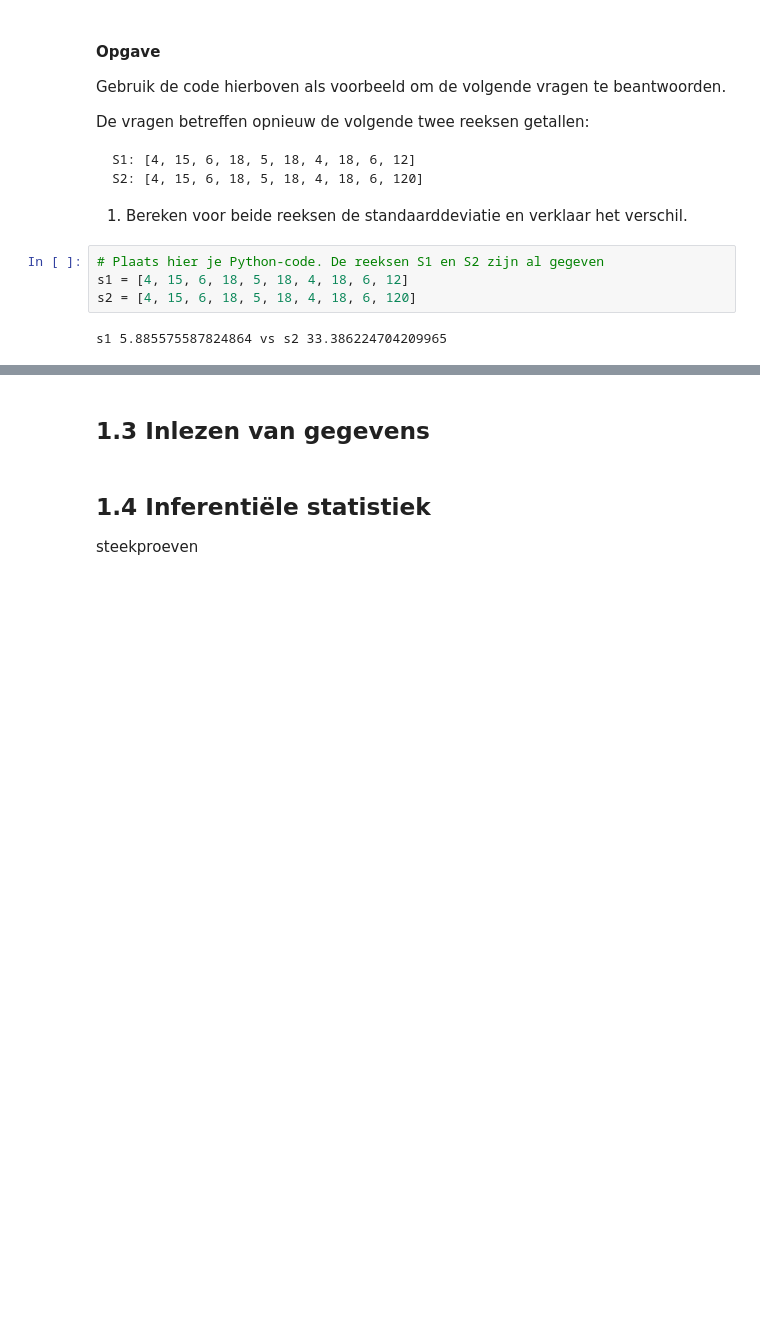
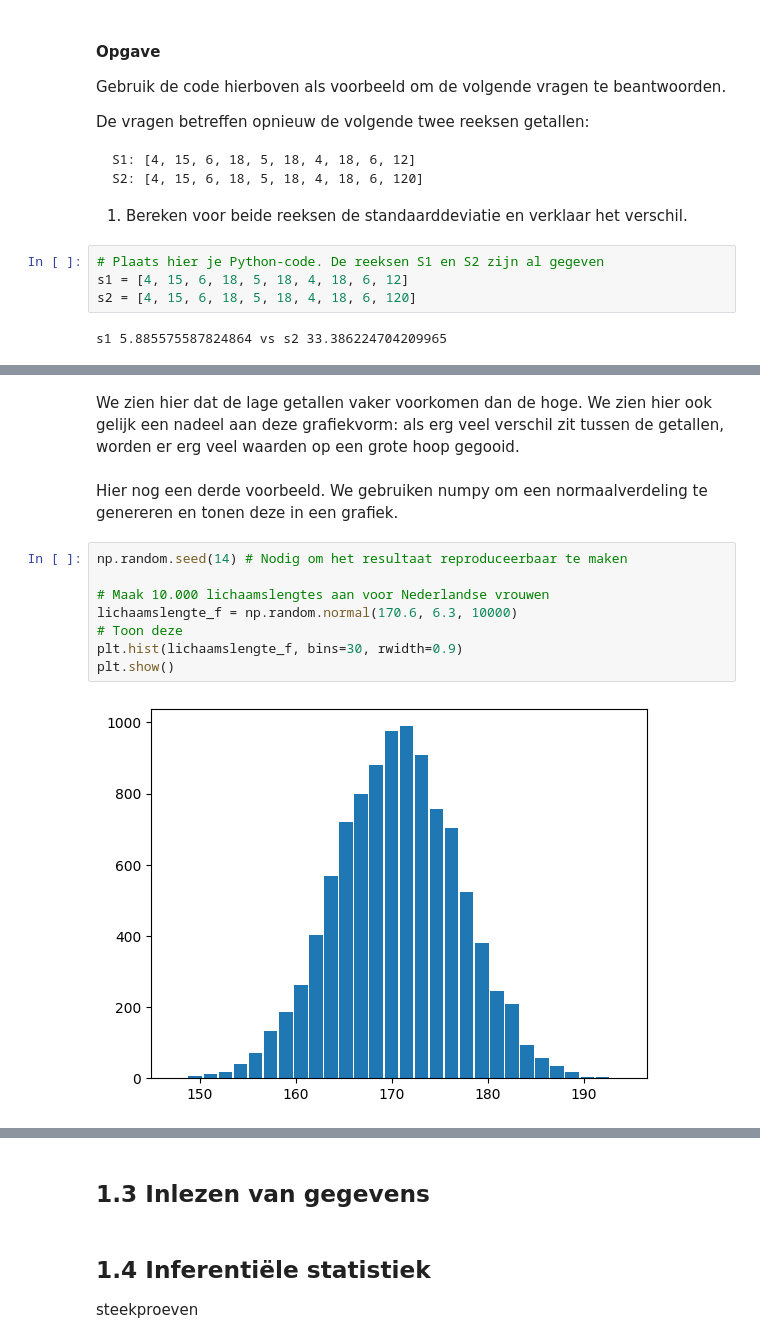
Before and after one commit to mcdejonge/cursus-beginnen-met-data-science, a Jupyter notebook: les_1_statistiek.ipynb, the cells around one changed output, grey strips where cells are left out. Saved outputs shown, nothing was run; the diff lists cells and outputs as text; blank space fills up the shorter version.

```diff
--- a/les_1_statistiek.ipynb
+++ b/les_1_statistiek.ipynb
@@ -228,0 +275,14 @@ s1 5.885575587824864 vs s2 33.386224704209965
+# %% [markdown]
+We zien hier dat de lage getallen vaker voorkomen dan de hoge. We zien hier ook gelijk een nadeel aan deze grafiekvorm: als erg veel verschil zit tussen de getallen, worden er erg veel waarden op een grote hoop gegooid.
+# %% [markdown]
+Hier nog een derde voorbeeld. We gebruiken numpy om een normaalverdeling te genereren en tonen deze in een grafiek.
+# %%
+np.random.seed(14) # Nodig om het resultaat reproduceerbaar te maken
+
+# Maak 10.000 lichaamslengtes aan voor Nederlandse vrouwen
+lichaamslengte_f = np.random.normal(170.6, 6.3, 10000)
+# Toon deze
+plt.hist(lichaamslengte_f, bins=30, rwidth=0.9)
+plt.show()
+# %% [output]
+[figure, added]
```
Also changed, not shown: parts of 18 cells of this notebook, 1 other file.
